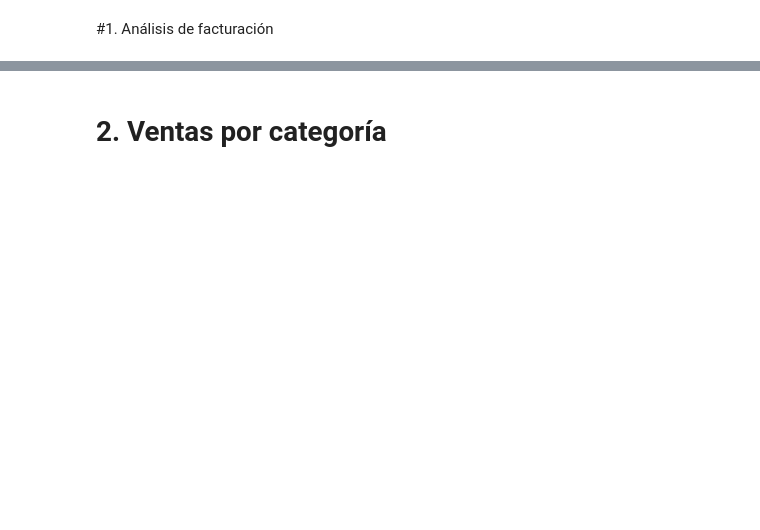
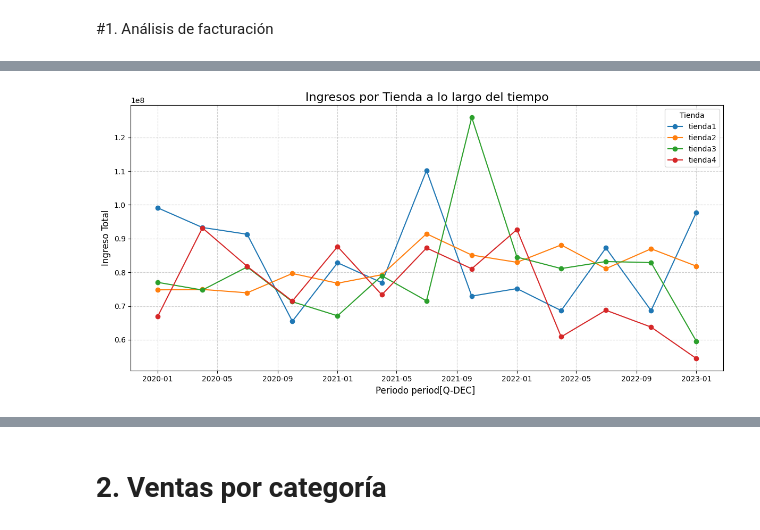
Before and after one commit to JCSR2022/challenge1-data-science-Alura, a Jupyter notebook: AluraStoreLatam.ipynb, the cells around one changed output, grey strips where cells are left out. Drawn from its saved outputs; the diff is of its cells as text; code cells hidden in the pictures; blank space fills up the shorter version.

```diff
--- a/AluraStoreLatam.ipynb
+++ b/AluraStoreLatam.ipynb
@@ -549,0 +426,81 @@ plot_ingresos_suavizados(df_ingresos,window=6 )
+# %%
+
+def ingresos_por_tienda_y_tiempo(df_all,periodo="M"):
+  """
+    Devuelve df con ingresos por tienda por el periodo.
+
+    Parámetros
+    ----------
+    df_all :
+      df con informacion de todas las tiendas, debe por lo menos tener las columnas:
+      'Tienda', 'Fecha de Compra', 'Precio', 'Costo de envío' y/o 'Ingreso Total'
+    periodo:
+      D calendar day frequency
+      W weekly frequency
+      M monthly frequency
+      Q quarterly frequency
+      Y yearly frequency
+  """
+  if periodo not in ['D', 'W', 'M', 'Q', 'Y']:
+    raise ValueError(
+        f"El parámetro 'periodo' debe ser uno de: D, W, M, Q, Y. Valor recibido: {periodo}"
+    )
+
+  if any(col not in df_all.columns for col in ['Tienda', 'Fecha de Compra', 'Precio', 'Costo de envío']):
+    raise ValueError("Las columnas necesarias para el calculo no estan presentes")
+
+  if 'Ingreso Total' not in df_all.columns:
+    df_all["Ingreso Total"] = df_all["Precio"] - df_all["Costo de envío"]
+
+  df = df_all[["Tienda","Fecha de Compra","Ingreso Total"]].copy()
+
+  df["Periodo"] = df["Fecha de Compra"].dt.to_period(periodo)
+
+  df_ingresos = df.groupby(["Tienda","Periodo"])["Ingreso Total"].sum().reset_index().sort_values(["Tienda", "Periodo"])
+
+  return df_ingresos
+
+
+
+def graficar_ingresos_por_tienda(df_ingresos):
+    """
+    Grafica los ingresos por tienda a través del tiempo usando la salida
+    de la función ingresos_por_tienda_y_tiempo().
+
+    Parámetros
+    ----------
+    df_ingresos : DataFrame
+        Debe contener las columnas: 'Tienda', 'Periodo', 'Ingreso Total'
+    """
+
+    columnas_necesarias = ['Tienda', 'Periodo', 'Ingreso Total']
+    faltantes = [c for c in columnas_necesarias if c not in df_ingresos.columns]
+    if faltantes:
+        raise ValueError(f"El DataFrame no contiene las columnas necesarias: {faltantes}")
+
+    per = df_ingresos['Periodo'].dtype.name
+
+    # Convertir Period a fecha para graficar
+    df_plot = df_ingresos.copy()
+    df_plot["Fecha"] = df_plot["Periodo"].dt.to_timestamp()
+
+    # Crear la gráfica
+    plt.figure(figsize=(12, 6))
+
+    # Graficar cada tienda por separado
+    for tienda, df_t in df_plot.groupby("Tienda"):
+        plt.plot(df_t["Fecha"], df_t["Ingreso Total"], marker="o", label=tienda)
+
+    # Formato de la gráfica
+    plt.title("Ingresos por Tienda a lo largo del tiempo", fontsize=16)
+    plt.xlabel(f"Periodo {per} ", fontsize=12)
+    plt.ylabel("Ingreso Total", fontsize=12)
+    plt.grid(True, linestyle="--", alpha=0.6)
+    plt.legend(title="Tienda")
+    plt.tight_layout()
+    plt.show()
+
+df_ingresos_periodo = ingresos_por_tienda_y_tiempo(df_all,periodo="Q")
+graficar_ingresos_por_tienda(df_ingresos_periodo)
+# %% [output]
+[figure, added]
```
Also changed, not shown: parts of 25 cells of this notebook.
